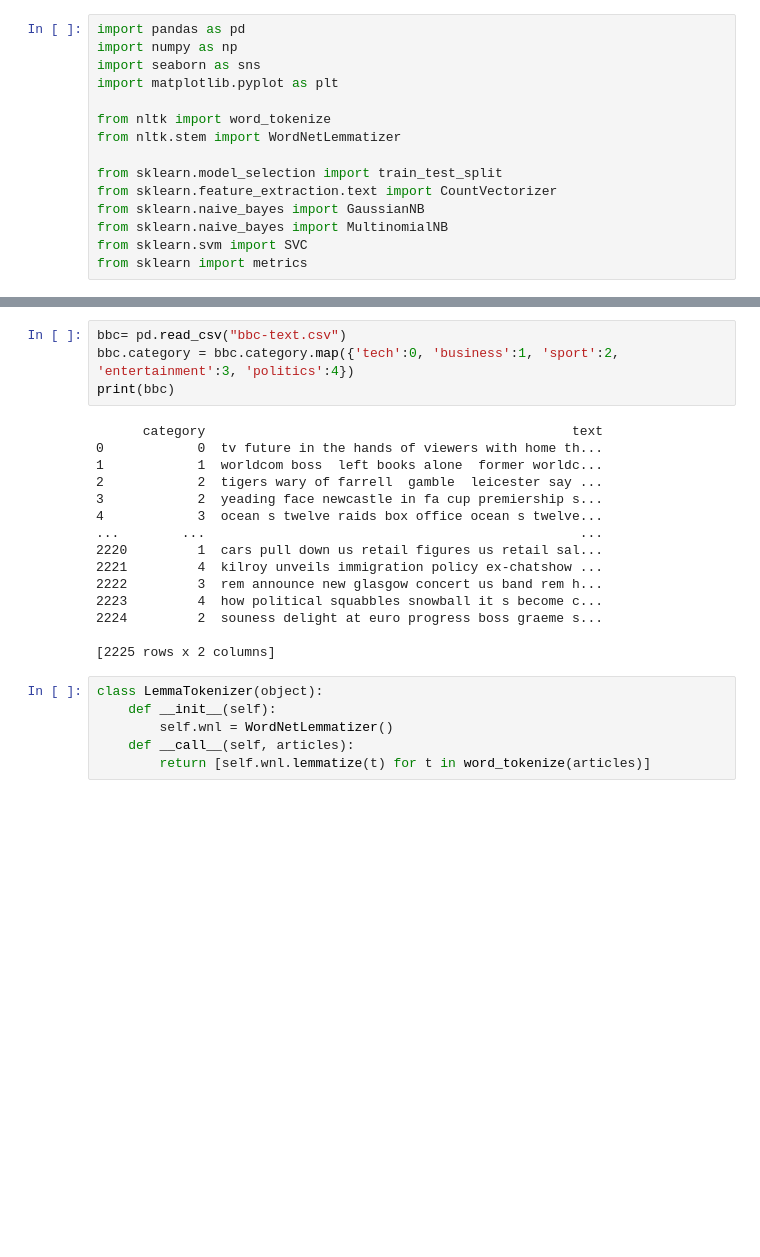
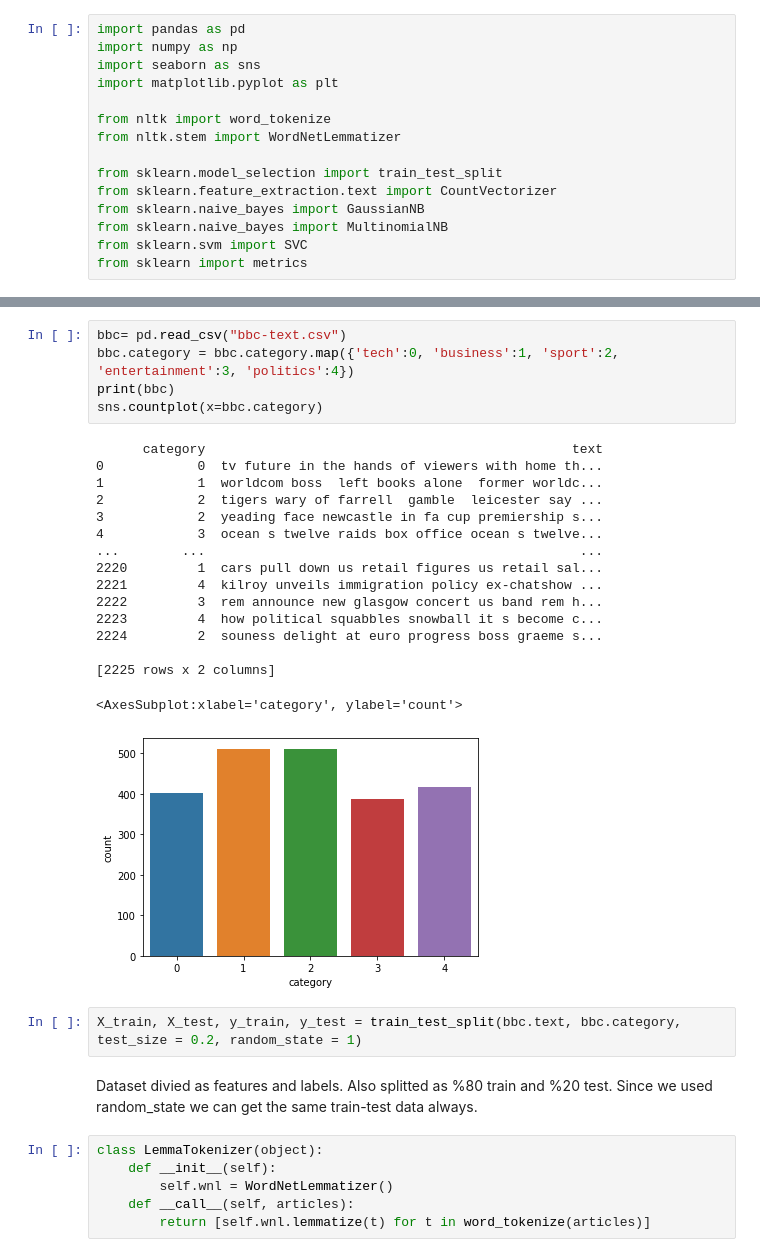
Before and after one commit to recepcavusoglu/BBC-News-Classification, a Jupyter notebook: main2.ipynb, the cells around one changed output, grey strips where cells are left out. Cells and saved outputs as stored; diff of their text form; blank space fills up the shorter version.

```diff
--- a/main2.ipynb
+++ b/main2.ipynb
@@ -16,22 +38,29 @@ from sklearn import metrics
 # %%
 bbc= pd.read_csv("bbc-text.csv")
 bbc.category = bbc.category.map({'tech':0, 'business':1, 'sport':2, 'entertainment':3, 'politics':4})
 print(bbc)
+sns.countplot(x=bbc.category)
 # %% [output]
       category                                               text
 0            0  tv future in the hands of viewers with home th...
 1            1  worldcom boss  left books alone  former worldc...
 2            2  tigers wary of farrell  gamble  leicester say ...
 3            2  yeading face newcastle in fa cup premiership s...
 4            3  ocean s twelve raids box office ocean s twelve...
 ...        ...                                                ...
 2220         1  cars pull down us retail figures us retail sal...
 2221         4  kilroy unveils immigration policy ex-chatshow ...
 2222         3  rem announce new glasgow concert us band rem h...
 2223         4  how political squabbles snowball it s become c...
 2224         2  souness delight at euro progress boss graeme s...
 
 [2225 rows x 2 columns]
+<AxesSubplot:xlabel='category', ylabel='count'>
+[figure, added]
+# %%
+X_train, X_test, y_train, y_test = train_test_split(bbc.text, bbc.category, test_size = 0.2, random_state = 1)
+# %% [markdown]
+Dataset divied  as features and labels. Also splitted as %80 train and %20 test. Since we used random_state we can get the same train-test data always.
 # %%
 class LemmaTokenizer(object):
     def __init__(self):
```
Also changed, not shown: parts of 20 cells of this notebook.
